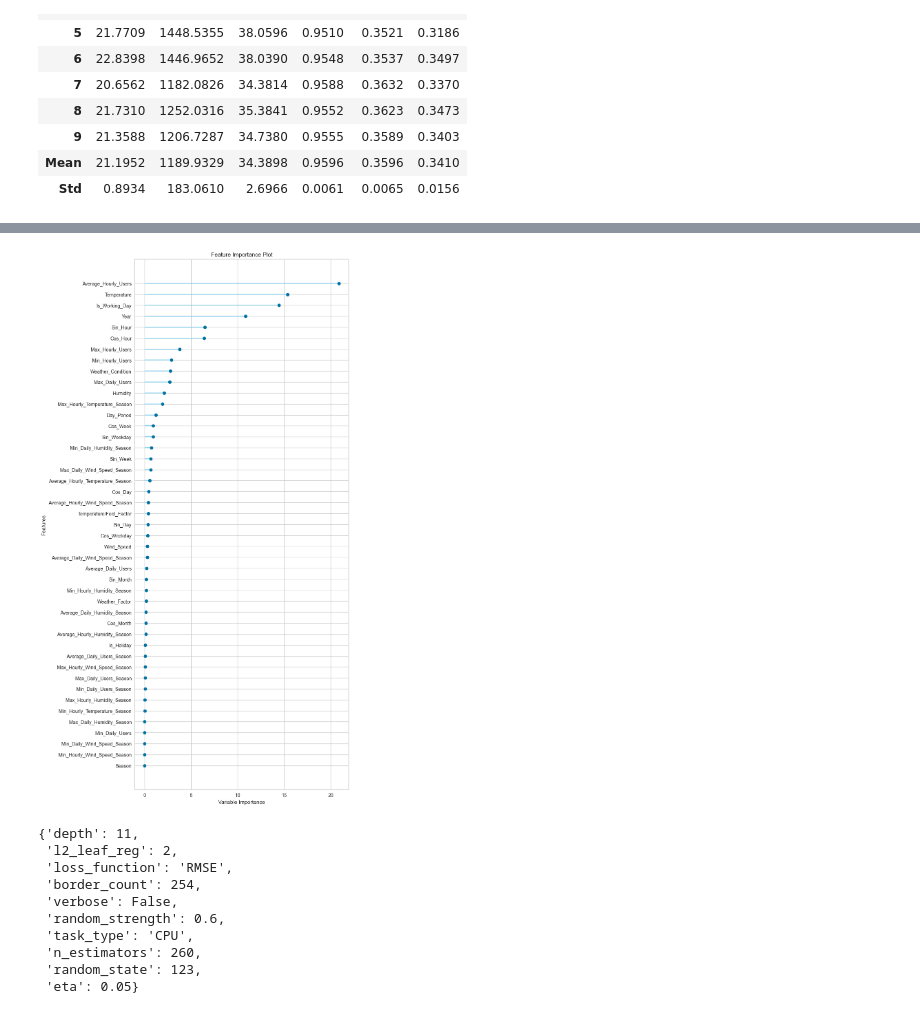
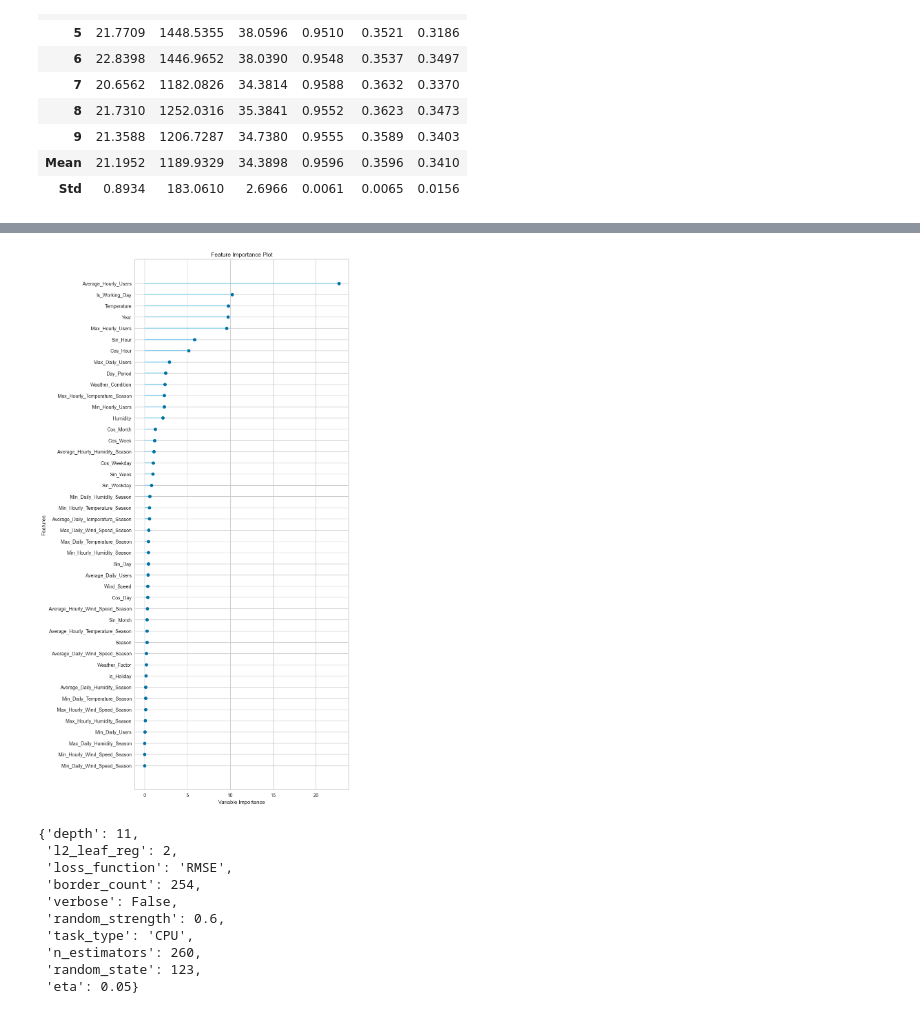
Before and after one commit to vasco-oliveiraa/Bike_Sharing_DC_Dashboard, a Jupyter notebook: Notebook.ipynb, the cells around one changed output, grey strips where cells are left out. Drawn from its saved outputs; the diff is of its cells as text; code cells hidden in the pictures.

```diff
--- a/Notebook.ipynb
+++ b/Notebook.ipynb
@@ -475,7 +405,7 @@ prediction[['Actual','Prediction']].head()
 # %%
-plot_model(tuned_top1, plot = 'feature_all')
+plot_model(model, plot = 'feature_all')
 # %% [output]
-[figure, old version]
+[figure, new version]
 # %%
 tuned_model.get_params()
 # %% [output]
```
Also changed, not shown: parts of 13 cells of this notebook, 9 other files.
